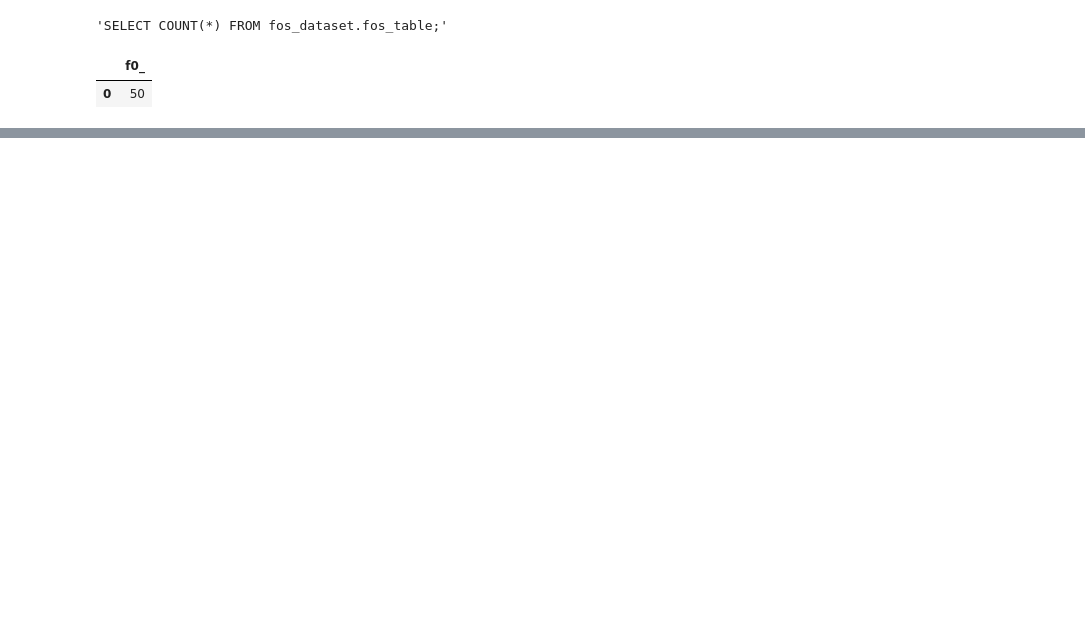
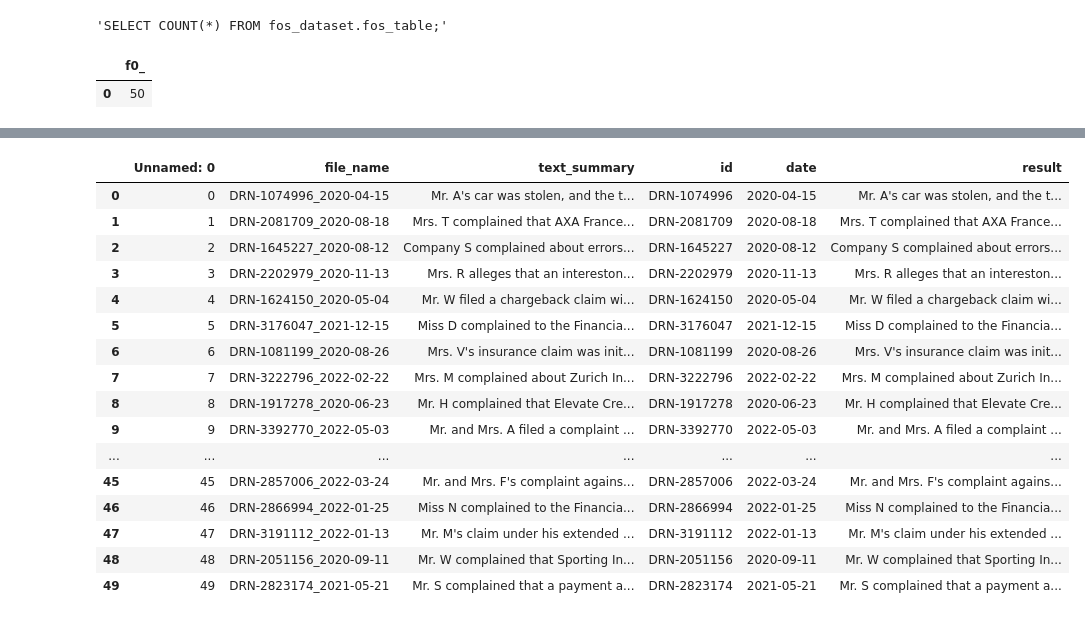
Before and after one commit to theargenator45/FOS-chatbot, a Jupyter notebook: FOS_summary.ipynb, the cells around one changed output, grey strips where cells are left out. Drawn from its saved outputs; the diff is of its cells as text; code cells hidden in the pictures; blank space fills up the shorter version.

```diff
--- a/FOS_summary.ipynb
+++ b/FOS_summary.ipynb
@@ -349,0 +388,28 @@ data
+# %%
+# Specify the bucket and blob name
+import pandas as pd
+bucket_name = "lloyds-genai24lon-2701-bucket"
+blob_name = "summaries//fos_summary_1.csv.csv"
+filename = "lloyds-genai24lon-2701-bucket/summaries/fos_summary_1.csv"
+# Read the downloaded file as a pandas dataframe
+df = pd.read_csv(f'gs://{filename}')
+# %%
+df
+# %% [output]
+|  | Unnamed: 0 | file_name | text_summary | id | date | result |
+| 0 | 0 | DRN-1074996_2020-04-15 | Mr. A's car was stolen, and the t... | DRN-1074996 | 2020-04-15 | Mr. A's car was stolen, and the t... |
+| 1 | 1 | DRN-2081709_2020-08-18 | Mrs. T complained that AXA France... | DRN-2081709 | 2020-08-18 | Mrs. T complained that AXA France... |
+| 2 | 2 | DRN-1645227_2020-08-12 | Company S complained about errors... | DRN-1645227 | 2020-08-12 | Company S complained about errors... |
+| 3 | 3 | DRN-2202979_2020-11-13 | Mrs. R alleges that an intereston... | DRN-2202979 | 2020-11-13 | Mrs. R alleges that an intereston... |
+| 4 | 4 | DRN-1624150_2020-05-04 | Mr. W filed a chargeback claim wi... | DRN-1624150 | 2020-05-04 | Mr. W filed a chargeback claim wi... |
+| 5 | 5 | DRN-3176047_2021-12-15 | Miss D complained to the Financia... | DRN-3176047 | 2021-12-15 | Miss D complained to the Financia... |
+| 6 | 6 | DRN-1081199_2020-08-26 | Mrs. V's insurance claim was init... | DRN-1081199 | 2020-08-26 | Mrs. V's insurance claim was init... |
+| 7 | 7 | DRN-3222796_2022-02-22 | Mrs. M complained about Zurich In... | DRN-3222796 | 2022-02-22 | Mrs. M complained about Zurich In... |
+| 8 | 8 | DRN-1917278_2020-06-23 | Mr. H complained that Elevate Cre... | DRN-1917278 | 2020-06-23 | Mr. H complained that Elevate Cre... |
+| 9 | 9 | DRN-3392770_2022-05-03 | Mr. and Mrs. A filed a complaint ... | DRN-3392770 | 2022-05-03 | Mr. and Mrs. A filed a complaint ... |
+| ... | ... | ... | ... | ... | ... | ... |
+| 45 | 45 | DRN-2857006_2022-03-24 | Mr. and Mrs. F's complaint agains... | DRN-2857006 | 2022-03-24 | Mr. and Mrs. F's complaint agains... |
+| 46 | 46 | DRN-2866994_2022-01-25 | Miss N complained to the Financia... | DRN-2866994 | 2022-01-25 | Miss N complained to the Financia... |
+| 47 | 47 | DRN-3191112_2022-01-13 | Mr. M's claim under his extended ... | DRN-3191112 | 2022-01-13 | Mr. M's claim under his extended ... |
+| 48 | 48 | DRN-2051156_2020-09-11 | Mr. W complained that Sporting In... | DRN-2051156 | 2020-09-11 | Mr. W complained that Sporting In... |
+| 49 | 49 | DRN-2823174_2021-05-21 | Mr. S complained that a payment a... | DRN-2823174 | 2021-05-21 | Mr. S complained that a payment a... |
```
Also changed, not shown: parts of 12 cells of this notebook, 12 other files.
